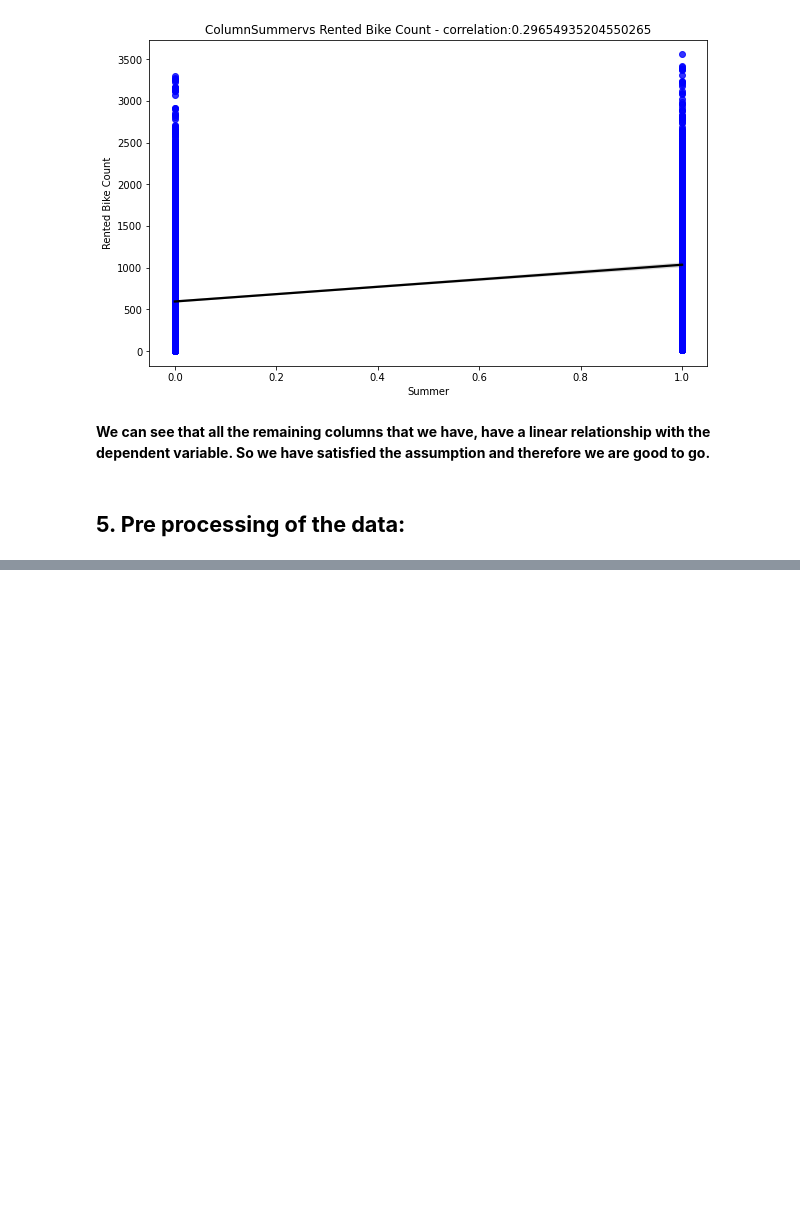
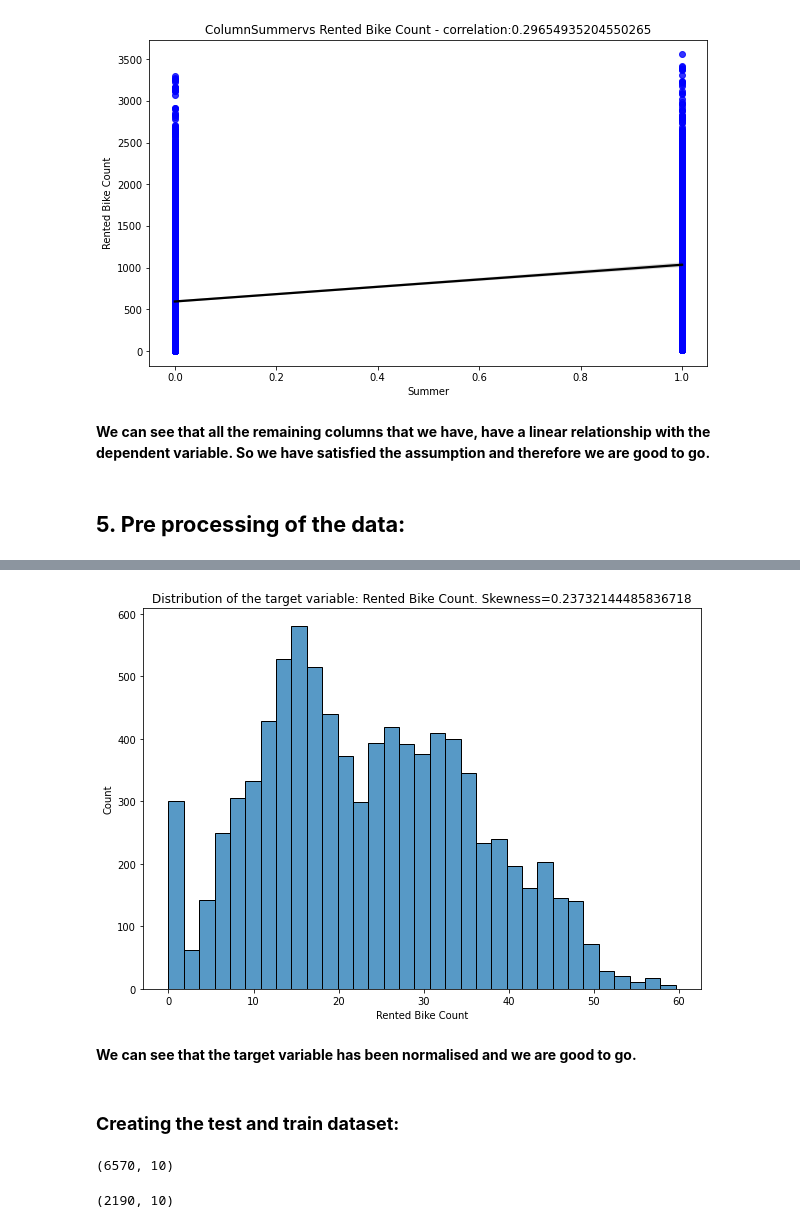
Before and after one commit to Syed-Adnan-S/Bike-Sharing-Demand-Prediction-Capstone-Project, a Jupyter notebook: Bike_Sharing_Demand_Prediction_Capstone_Project_Syed_Adnan_S.ipynb, the cells around one changed output, grey strips where cells are left out. Saved outputs shown, nothing was run; the diff lists cells and outputs as text; code cells hidden in the pictures; blank space fills up the shorter version.

```diff
--- a/Bike_Sharing_Demand_Prediction_Capstone_Project_Syed_Adnan_S.ipynb
+++ b/Bike_Sharing_Demand_Prediction_Capstone_Project_Syed_Adnan_S.ipynb
@@ -746,3 +747,7 @@ for col in idv_cols:
 <b>We can see that all the remaining columns that we have, have a linear relationship with the dependent variable. So we have satisfied the assumption and therefore we are good to go.</b>
 # %% [markdown]
 ## <b>5. Pre processing of the data:</b>
+# %%
+#Creating the dataset for independent and dependent variables
+X = bike_sharing_df.drop(columns={'Rented Bike Count'},axis=1)
+Y = bike_sharing_df['Rented Bike Count']
@@ -748,0 +785,18 @@ for col in idv_cols:
+# %%
+#Applying square root transformation on the dependent variable
+Y = np.sqrt(Y)
+# %%
+#Creating a dataframe with values of Y for visualisation purposes
+vis_Y = Y.reset_index()
+# %%
+#Checking how well the square root transformation has worked
+plt.figure(figsize=(10,7))
+plt.title("Distribution of the target variable: Rented Bike Count. Skewness="+str(skew(vis_Y['Rented Bike Count'])))
+sns.histplot(data=vis_Y,x='Rented Bike Count')
+plt.show()
+# %% [output]
+[figure, added]
+# %% [markdown]
+<b>We can see that the target variable has been normalised and we are good to go.</b>
+# %% [markdown]
+### <b>Creating the test and train dataset:</b>
@@ -748,0 +806,10 @@ for col in idv_cols:
+# %%
+#Shape of the train set of the independent values
+X_train.shape
+# %% [output]
+(6570, 10)
+# %%
+#Shape of the test set of the independent values
+X_test.shape
+# %% [output]
+(2190, 10)
```
Also changed, not shown: parts of 29 cells of this notebook.
